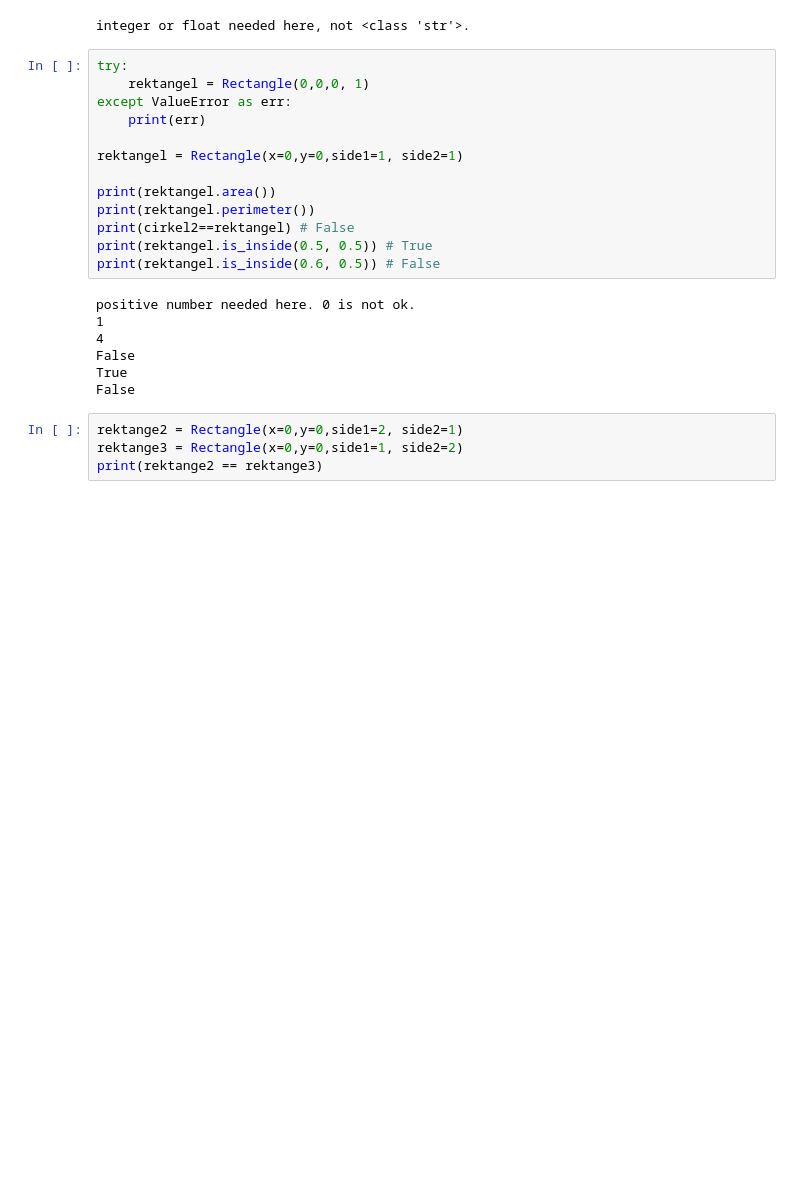
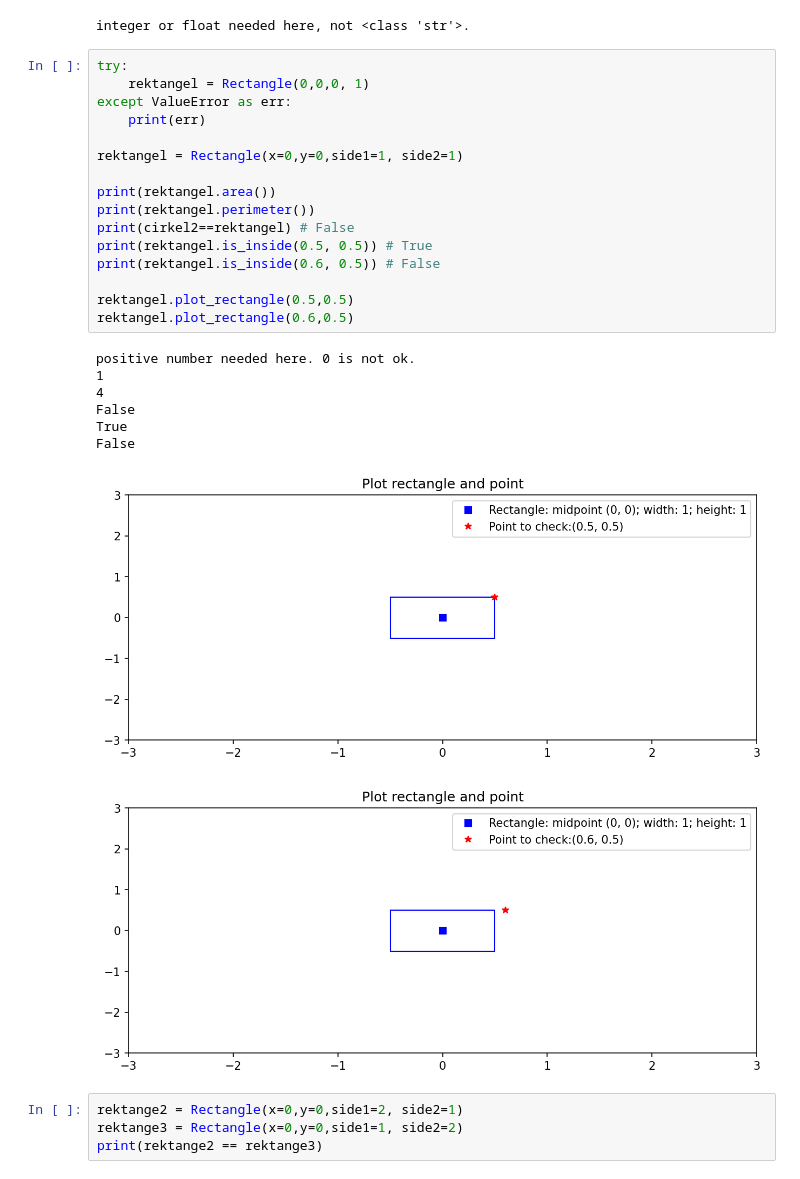
Before and after one commit to yuna-liu/python-programming-Yuna-Liu, a Jupyter notebook: Labs/Lab3.geometry-OOP/testing-manual.ipynb, the cells around one changed output. Saved outputs shown, nothing was run; the diff lists cells and outputs as text; blank space fills up the shorter version.

```diff
--- a/Labs/Lab3.geometry-OOP/testing-manual.ipynb
+++ b/Labs/Lab3.geometry-OOP/testing-manual.ipynb
@@ -78,23 +90,28 @@ integer or float needed here, not <class 'str'>.
 # %%
 try:
     rektangel = Rectangle(0,0,0, 1)
 except ValueError as err:
     print(err)
 
 rektangel = Rectangle(x=0,y=0,side1=1, side2=1)
 
 print(rektangel.area())
 print(rektangel.perimeter())
 print(cirkel2==rektangel) # False
 print(rektangel.is_inside(0.5, 0.5)) # True
 print(rektangel.is_inside(0.6, 0.5)) # False
+
+rektangel.plot_rectangle(0.5,0.5)
+rektangel.plot_rectangle(0.6,0.5)
 # %% [output]
 positive number needed here. 0 is not ok.
 1
 4
 False
 True
 False
+[figure, added]
+[figure, added]
 # %%
 rektange2 = Rectangle(x=0,y=0,side1=2, side2=1)
 rektange3 = Rectangle(x=0,y=0,side1=1, side2=2)
```
Also changed, not shown: parts of 1 cell of this notebook, 2 other files.
